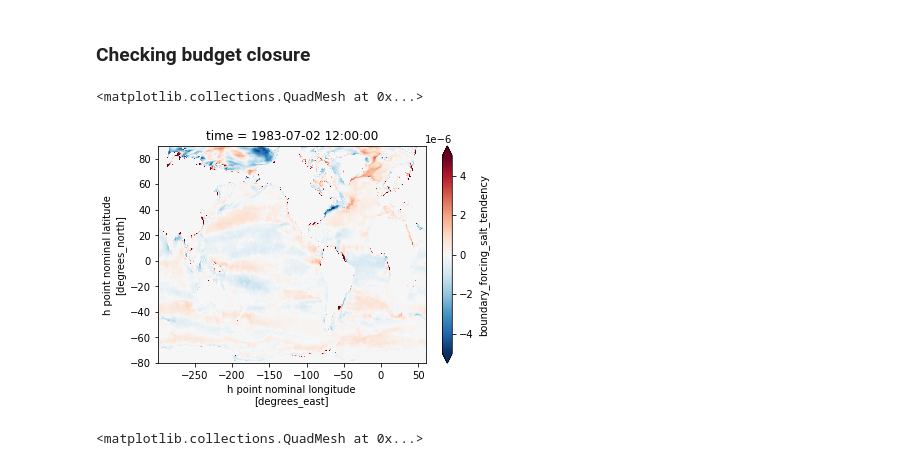
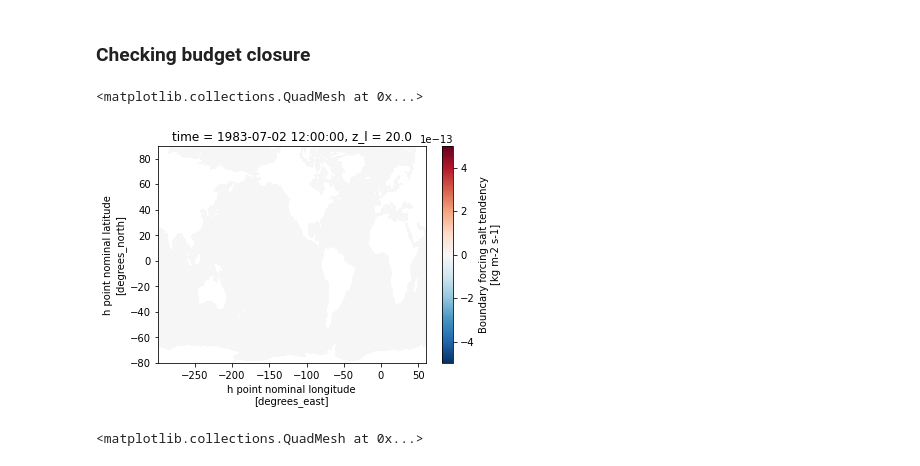
Before and after one commit to gmacgilchrist/so_decadal_variability, a Jupyter notebook: notebooks/so_decadal-variability_OM4-JRA.ipynb, the cells around one changed output. Saved outputs shown, nothing was run; the diff lists cells and outputs as text; code cells hidden in the pictures.

```diff
--- a/notebooks/so_decadal-variability_OM4-JRA.ipynb
+++ b/notebooks/so_decadal-variability_OM4-JRA.ipynb
@@ -170,10 +177,10 @@ termsnow['salt'] = ['osalttend','S_advection_xy','Sh_tendency_vert_remap',
                  'boundary_forcing_salt_tendency','osaltdiff','osaltpmdiff']
 lhs,rhs = calc_budget(ds,termsnow)
 # %%
-ds['boundary_forcing_salt_tendency'].isel(time=25).sum('z_l').plot(vmin=-0.5E-5)
+ds['boundary_forcing_salt_tendency'].isel(z_l=2).isel(time=25).plot(vmin=-0.5E-12)
 # %% [output]
 <matplotlib.collections.QuadMesh at 0x...>
-[figure, old version]
+[figure, new version]
 # %%
 rhs['salt'].isel(time=0).sum('z_l').plot()
 # %% [output]
```
Also changed, not shown: parts of 11 cells of this notebook.
